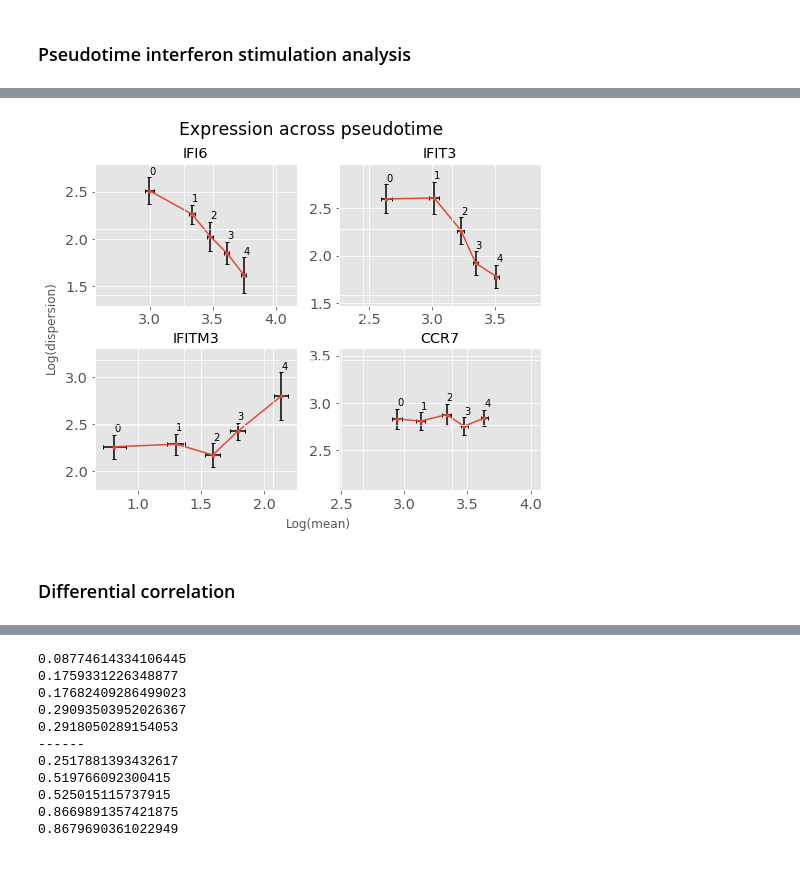
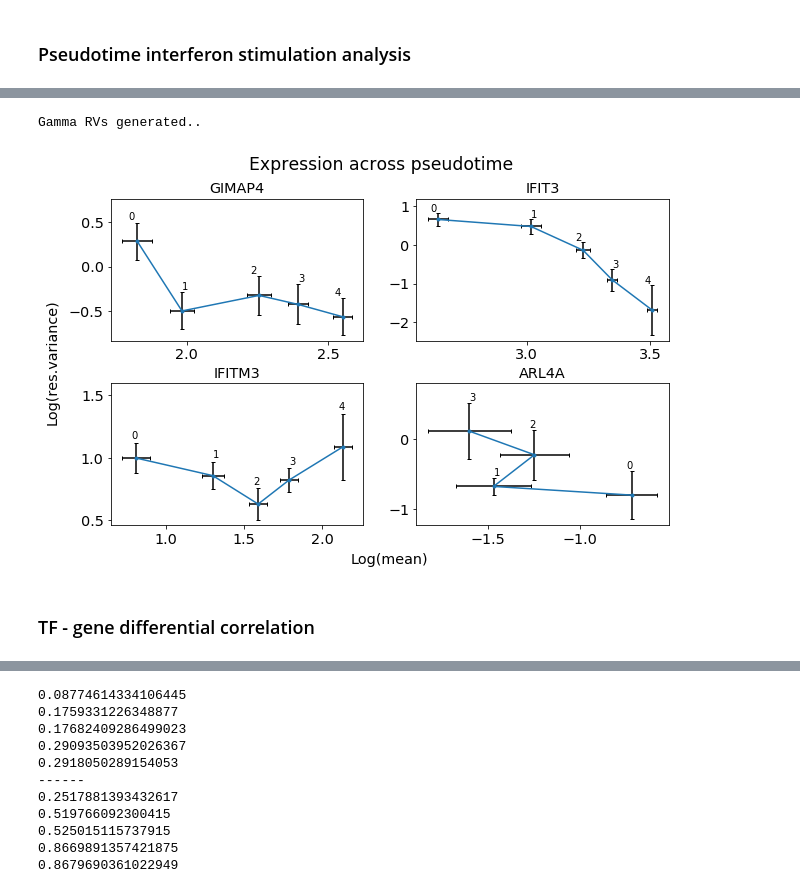
Before and after one commit to yelabucsf/scrna-parameter-estimation, a Jupyter notebook: examples/interferon_stimulation/interferon_analysis_notebook.ipynb, the cells around one changed output, grey strips where cells are left out. Saved outputs shown, nothing was run; the diff lists cells and outputs as text; code cells hidden in the pictures.

```diff
--- a/examples/interferon_stimulation/interferon_analysis_notebook.ipynb
+++ b/examples/interferon_stimulation/interferon_analysis_notebook.ipynb
@@ -41,0 +55,2 @@ data_path = '/wynton/group/ye/mincheol/parameter_estimation/interferon_data/'
+# %%
+genes_of_interest = list(set(adata.var.index) & set(immune_genes))
@@ -443 +391,3 @@ def plot_exp_changes_across_ct(gene, estimator, barwidth=0.3):
+# %%
+across_ct_genes = ['TNFSF10', 'IFI44L', 'TRIM22']
 # %%
@@ -535,10 +510,12 @@ cd4_adata.obs['stim_tp'] = cd4_pt_df['stim_tp'].astype(str)
 cd4_stim_adata = cd4_adata[cd4_adata.obs.stim == 'stim'].copy()
 cd4_stim_adata.obs['stim_tp'] = cd4_stim_adata.obs['stim_tp'].replace('5', '4')
 # %%
-imp.reload(simplesc)
-stim_tp_estimator = simplesc.SingleCellEstimator(
+imp.reload(scme)
+estimator = scme.SingleCellEstimator(
     adata=cd4_stim_adata,
     group_label='stim_tp',
     n_umis_column='n_counts',
     num_permute=10000,
-    p=0.1)
+    beta=0.1)
+
+estimator.estimate_beta_sq(tolerance=3)
@@ -560,15 +534,21 @@ Calculating stats for 4
+# %%
+estimator.compute_confidence_intervals_1d(
+    groups=estimator.groups,
+    groups_to_compare=[])
+# %% [output]
+Gamma RVs generated..
 # %%
 def plot_param_trajectory(gene, estimator, x_axis_width, y_axis_width):
 
-    groups = [str(i) for i in range(5)]
+    groups = [str(i) for i in range(5 if gene != 'ARL4A' else 4)]
 
     gene_idx = np.where(adata.var.index == gene)[0][0]
 
     means = np.array([estimator.parameters[group]['log_mean'][gene_idx] for group in groups])
-    dispersions = np.array([estimator.parameters[group]['log_dispersion'][gene_idx] for group in groups])
+    dispersions = np.array([estimator.parameters[group]['log_residual_var'][gene_idx] for group in groups])
 
     means_ci = [estimator.parameters_confidence_intervals[group]['log_mean'][gene_idx] for group in groups]
-    dispersions_ci = [estimator.parameters_confidence_intervals[group]['log_dispersion'][gene_idx] for group in groups]
+    dispersions_ci = [estimator.parameters_confidence_intervals[group]['log_residual_var'][gene_idx] for group in groups]
 
     plt.errorbar(
         x=means,
@@ -582,7 +562,8 @@ def plot_param_trajectory(gene, estimator, x_axis_width, y_axis_width):
 
     offset=0.03
     for i, label in enumerate(groups):
-        plt.annotate(label, (means[i], dispersions[i]+dispersions_ci[i]+offset))
+        mean_offset = -0.03 if i % 2 == 0 else 0
+        plt.annotate(label, (means[i] + mean_offset, dispersions[i]+dispersions_ci[i]+offset))
 
     axes = plt.gca()
     ymin, ymax = axes.get_ylim()
@@ -591,55 +572,53 @@ def plot_param_trajectory(gene, estimator, x_axis_width, y_axis_width):
     ymid = (ymin + ymax)/2
     xmid = (xmin + xmax)/2
 
-    axes.set_xlim([xmid - x_axis_width, xmid + x_axis_width])
-    axes.set_ylim([ymid - y_axis_width, ymid + y_axis_width])
+    #axes.set_xlim([xmid - x_axis_width, xmid + x_axis_width])
+    axes.set_ylim([ymin, ymax + 0.2])
 
     axes.xaxis.set_major_locator(plt.MultipleLocator(0.5))
 # %%
 x_width = 0.8
-y_width = 0.75
-fig = plt.figure(figsize=(8, 6))
+y_width = 2
+fig = plt.figure(figsize=(10, 6))
 plt.suptitle('Expression across pseudotime')
 plt.subplots_adjust(hspace=0.3, wspace=0.21)
 plt.subplot(2, 2, 1)
 plot_param_trajectory(
-    gene='IFI6',
-    estimator=stim_tp_estimator,
+    gene='GIMAP4',
+    estimator=estimator,
     y_axis_width=y_width,
     x_axis_width=x_width)
 plt.subplot(2, 2, 2)
 plot_param_trajectory(
     gene='IFIT3',
-    estimator=stim_tp_estimator,
+    estimator=estimator,
     y_axis_width=y_width,
     x_axis_width=x_width)
 plt.subplot(2, 2, 3)
 plot_param_trajectory(
     gene='IFITM3',
-    estimator=stim_tp_estimator,
+    estimator=estimator,
     y_axis_width=y_width,
     x_axis_width=x_width)
 plt.subplot(2, 2, 4)
 plot_param_trajectory(
-    gene='CCR7',
-    estimator=stim_tp_estimator,
+    gene='ARL4A',
+    estimator=estimator,
     y_axis_width=y_width,
     x_axis_width=x_width)
 
 ax = fig.add_subplot(111, frameon=False);
 plt.tick_params(
     which='both',
     length=0,
     labelcolor='none',
     top='off',
     bottom='off',
     left='off',
     right='off');
 ax.set_xlabel('Log(mean)', labelpad=10);
-ax.set_ylabel('Log(dispersion)', labelpad=10);
-plt.savefig('pseudotime.pdf')
-plt.savefig('pseudotime.png')
+ax.set_ylabel('Log(res.variance)', labelpad=25);
 # %% [output]
-[figure, old version]
+[figure, new version]
 # %% [markdown]
-### Differential correlation
+### TF - gene differential correlation
```
Also changed, not shown: parts of 84 cells of this notebook, 5 other files.
